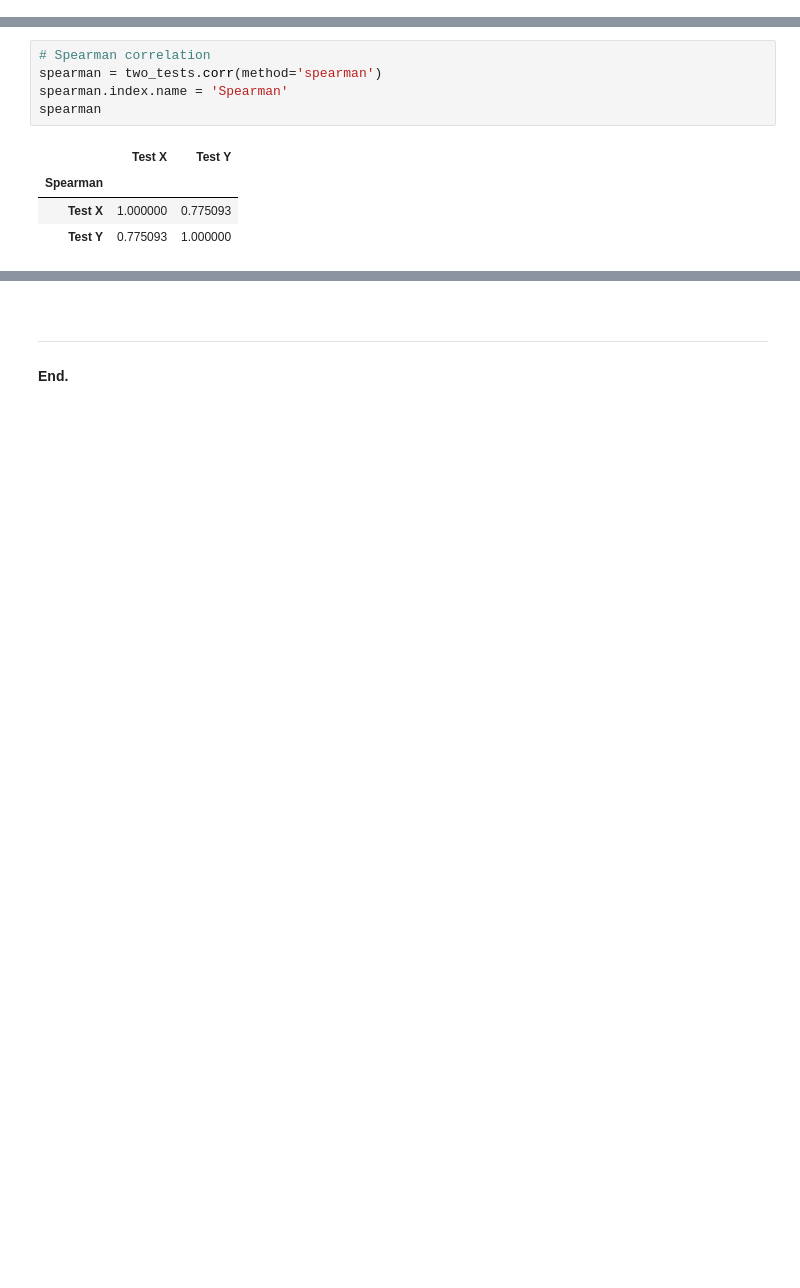
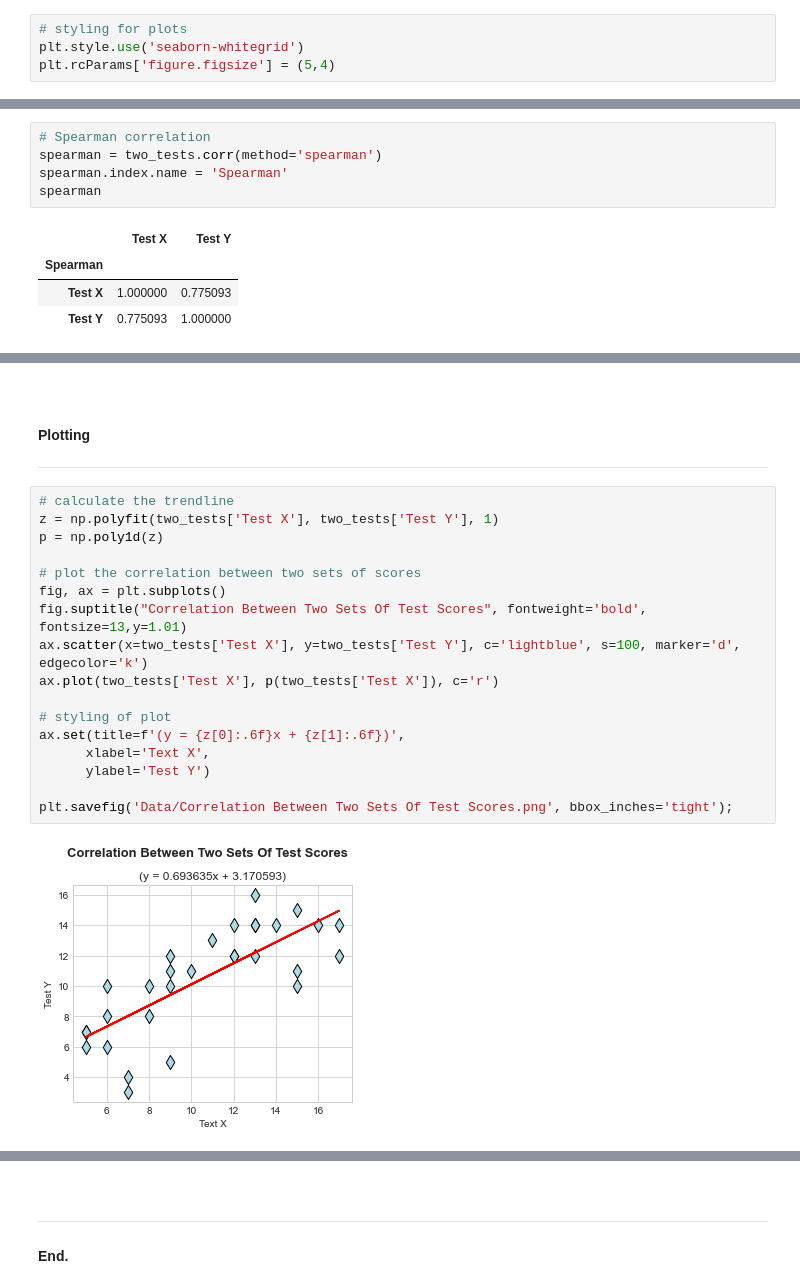
Before and after one commit to olgarozhdestvina/Data-Science-and-Machine-Learning, a Jupyter notebook: Data analytics/Language tests/Two test correlation.ipynb, the cells around one changed output, grey strips where cells are left out. Cells and saved outputs as stored; diff of their text form; blank space fills up the shorter version.

```diff
--- a/Data analytics/Language tests/Two test correlation.ipynb
+++ b/Data analytics/Language tests/Two test correlation.ipynb
@@ -21,3 +23,7 @@ import scipy.stats as ss
+# %%
+# styling for plots
+plt.style.use('seaborn-whitegrid')
+plt.rcParams['figure.figsize'] = (5,4)
 # %% [markdown]
 <br>
 
@@ -152,0 +161,24 @@ spearman
+# %% [markdown]
+<br>
+
+#### Plotting
+___
+# %%
+# calculate the trendline
+z = np.polyfit(two_tests['Test X'], two_tests['Test Y'], 1)
+p = np.poly1d(z)
+
+# plot the correlation between two sets of scores
+fig, ax = plt.subplots()
+fig.suptitle("Correlation Between Two Sets Of Test Scores", fontweight='bold', fontsize=13,y=1.01)
+ax.scatter(x=two_tests['Test X'], y=two_tests['Test Y'], c='lightblue', s=100, marker='d', edgecolor='k')
+ax.plot(two_tests['Test X'], p(two_tests['Test X']), c='r')
+
+# styling of plot
+ax.set(title=f'(y = {z[0]:.6f}x + {z[1]:.6f})',
+      xlabel='Text X',
+      ylabel='Test Y')
+
+plt.savefig('Data/Correlation Between Two Sets Of Test Scores.png', bbox_inches='tight');
+# %% [output]
+[figure, added]
```
Also changed, not shown: parts of 9 cells of this notebook, 7 other files.
